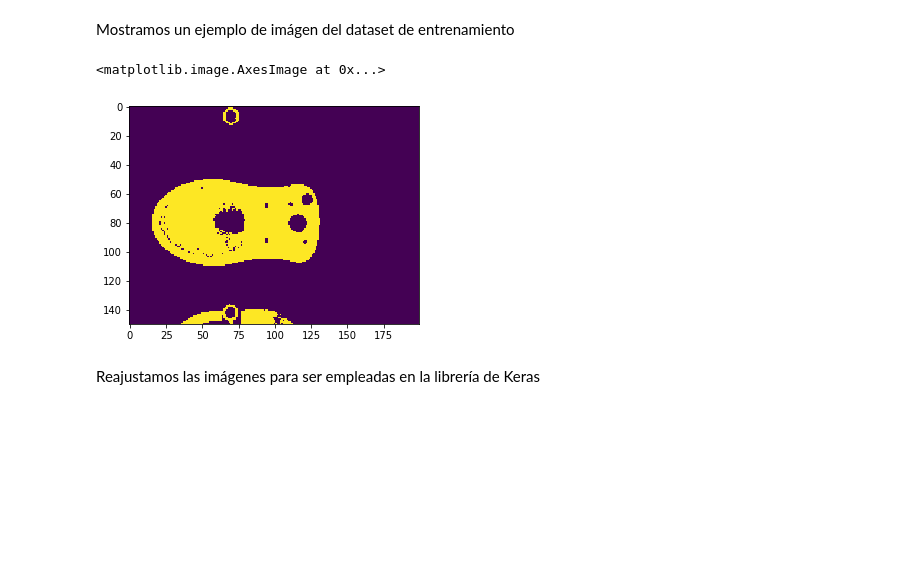
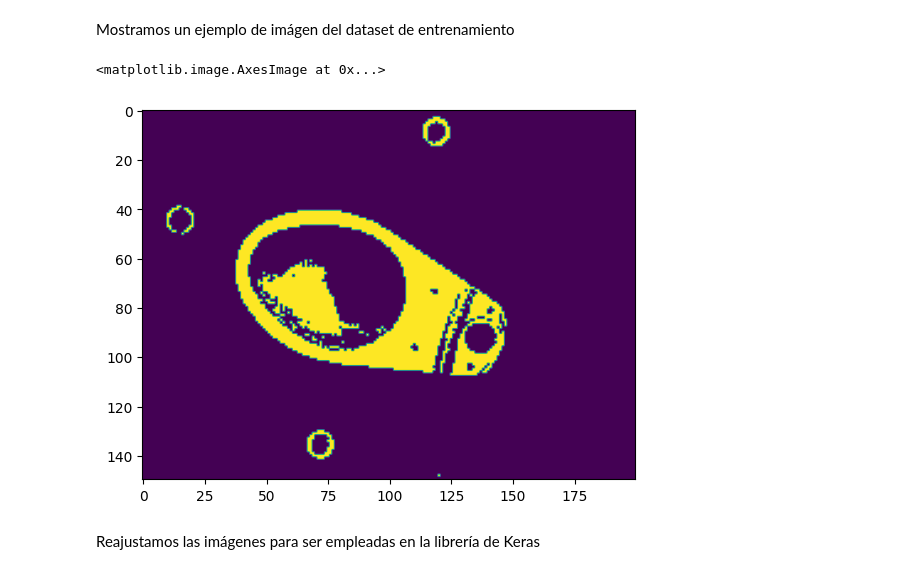
Before and after one commit to Jjat00/Clasificador-Sanitarios-CNN-Keras, a Jupyter notebook: SanitaryClassification.ipynb, the cells around one changed output. Cells and saved outputs as stored; diff of their text form; code cells hidden in the pictures; blank space fills up the shorter version.

```diff
--- a/SanitaryClassification.ipynb
+++ b/SanitaryClassification.ipynb
@@ -100,11 +100,11 @@ Shape de datos de test :  (80, 150, 200) (80,)
 # %% [markdown]
 Mostramos un ejemplo de imágen del dataset de entrenamiento
 # %%
-nImagen = 25
+nImagen = 8
 plt.imshow(trainX[nImagen])
 # %% [output]
 <matplotlib.image.AxesImage at 0x...>
-[figure, old version]
+[figure, new version]
 # %% [markdown]
 Reajustamos las imágenes para ser empleadas en la librería de Keras
 # %%
```
Also changed, not shown: parts of 13 cells of this notebook, 7 other files.
